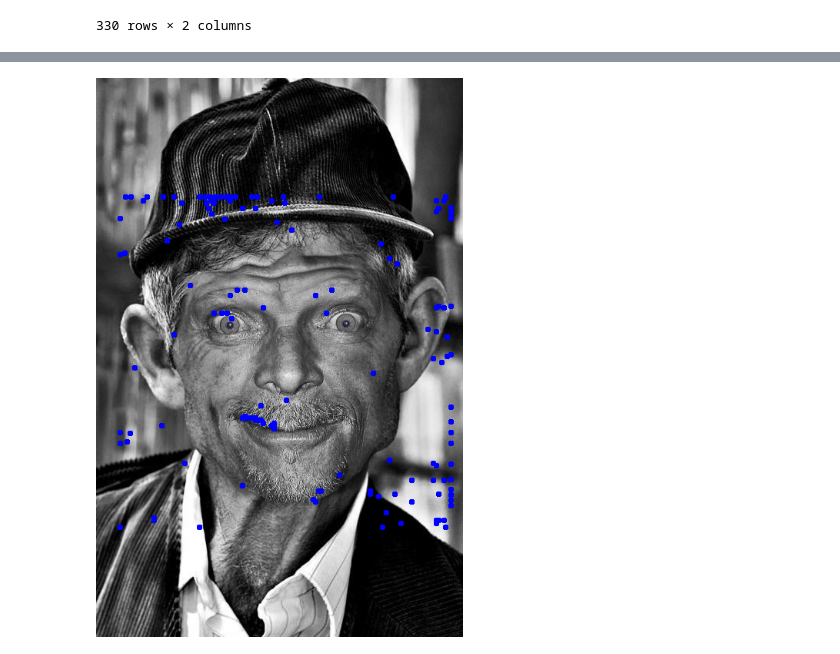
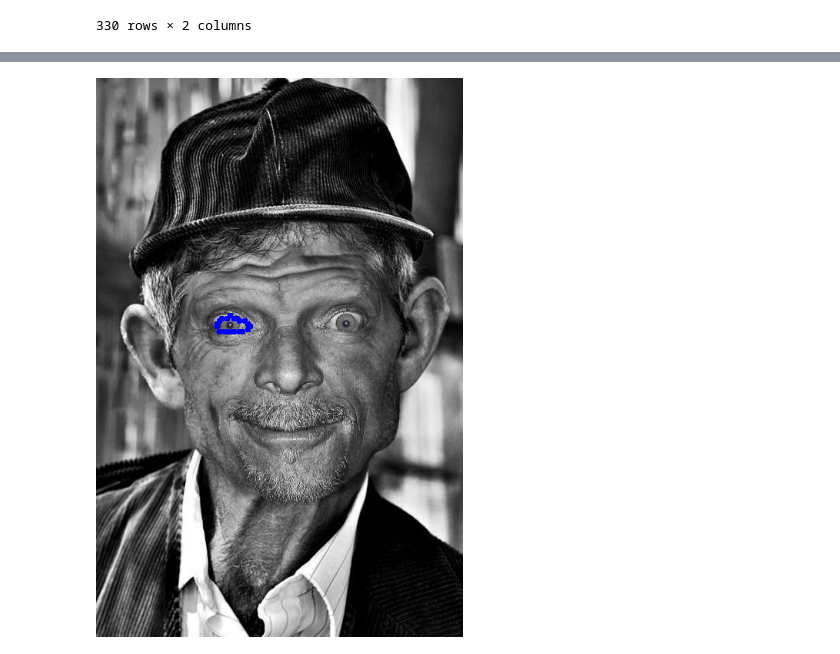
Before and after one commit to rozendetr/nta_landmark, a Jupyter notebook: create_submit.ipynb, the cells around one changed output, grey strips where cells are left out. Cells and saved outputs as stored; diff of their text form; code cells hidden in the pictures.

```diff
--- a/create_submit.ipynb
+++ b/create_submit.ipynb
@@ -78,24 +78,33 @@ for idx, row in df_predictions.iterrows():
 3261640996_1.jpg
 3262777136_1.jpg
 3266693323_1.jpg
+# %%
+points_faces = list(range(0,41))
+points_noses = list(range(41,58))
+points_lips = list(range(58,114))
+points_r_eye = list(range(114,134))
+points_l_eye = list(range(134,154))
+points_r_eyebrow = list(range(154,175))
+points_l_eyebrow = list(range(175,194))
 # %%
 COUNT_POINTS = 194
 row = df_predictions.loc[20]
 img = Image.open(os.path.join(DIR_TEST_IMAGES, row['file_name']))
 draw = ImageDraw.Draw(img)
 
 r = 3
 coord_landmarks = []
-for id_point in range(COUNT_POINTS):
+# for id_point in range(COUNT_POINTS):
+for id_point in points_l_eye:
     name_x = F"Point_M{id_point}_X"
     name_y = F"Point_M{id_point}_Y"
     coord_landmarks.append([row[name_x], row[name_y]])
 for coord in coord_landmarks:
     x, y = coord
     draw.ellipse((x-r, y-r, x+r, y+r), fill=(0,0,255,0))
 img
 # %% [output]
-[figure, old version]
+[figure, new version]
 # %%
 df_submit = []
 for idx, row in test_points.iterrows():
```
Also changed, not shown: parts of 6 cells of this notebook, 30 other files.
